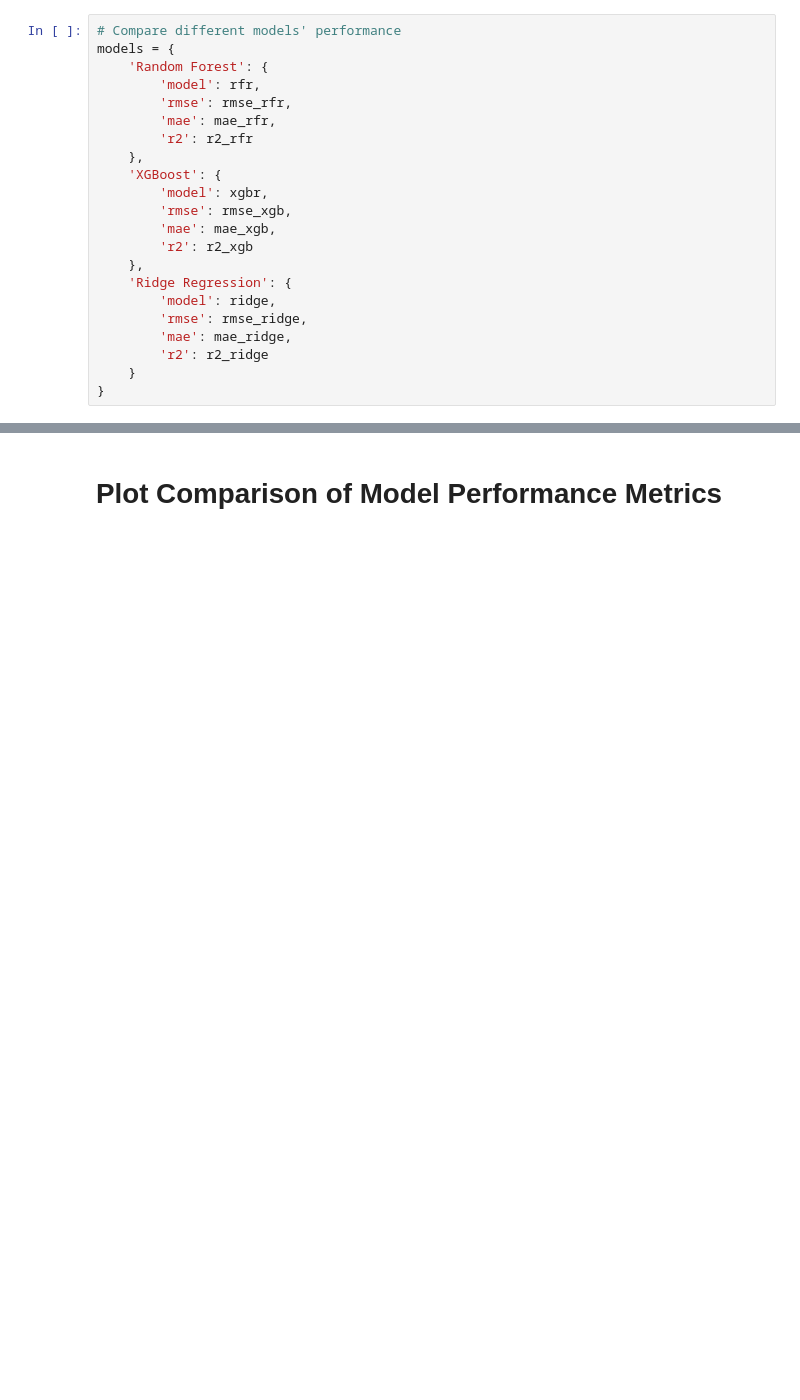
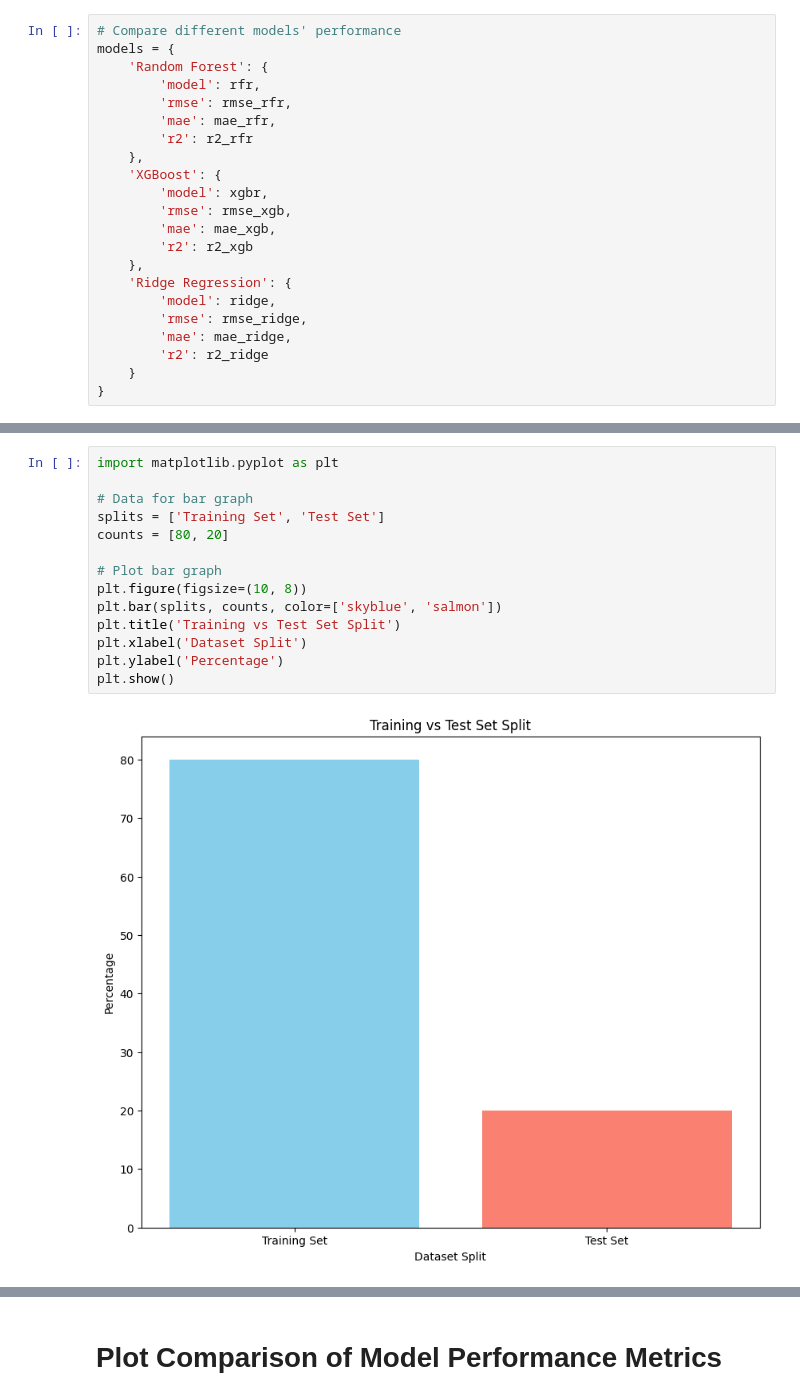
Before and after one commit to myself-aas/Comparative-Analysis-of-Regression-Models-for-Commodity-Price-Prediction, a Jupyter notebook: commodity_price_prediction.ipynb, the cells around one changed output, grey strips where cells are left out. Drawn from its saved outputs; the diff is of its cells as text; blank space fills up the shorter version.

```diff
--- a/commodity_price_prediction.ipynb
+++ b/commodity_price_prediction.ipynb
@@ -1187,0 +1228,16 @@ models = {
+# %%
+import matplotlib.pyplot as plt
+
+# Data for bar graph
+splits = ['Training Set', 'Test Set']
+counts = [80, 20]
+
+# Plot bar graph
+plt.figure(figsize=(10, 8))
+plt.bar(splits, counts, color=['skyblue', 'salmon'])
+plt.title('Training vs Test Set Split')
+plt.xlabel('Dataset Split')
+plt.ylabel('Percentage')
+plt.show()
+# %% [output]
+[figure, added]
```
Also changed, not shown: parts of 8 cells of this notebook, 4 other files.
